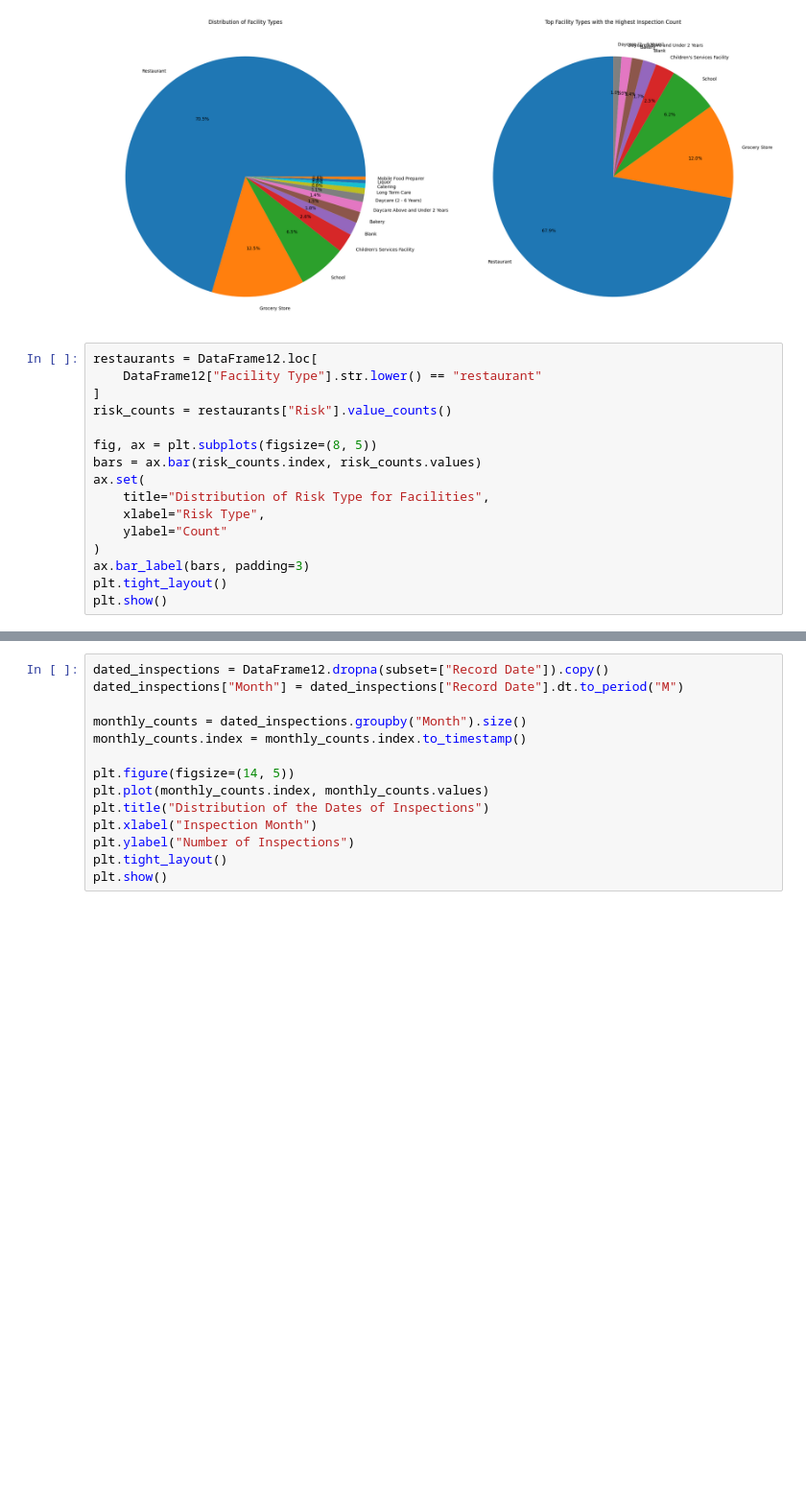
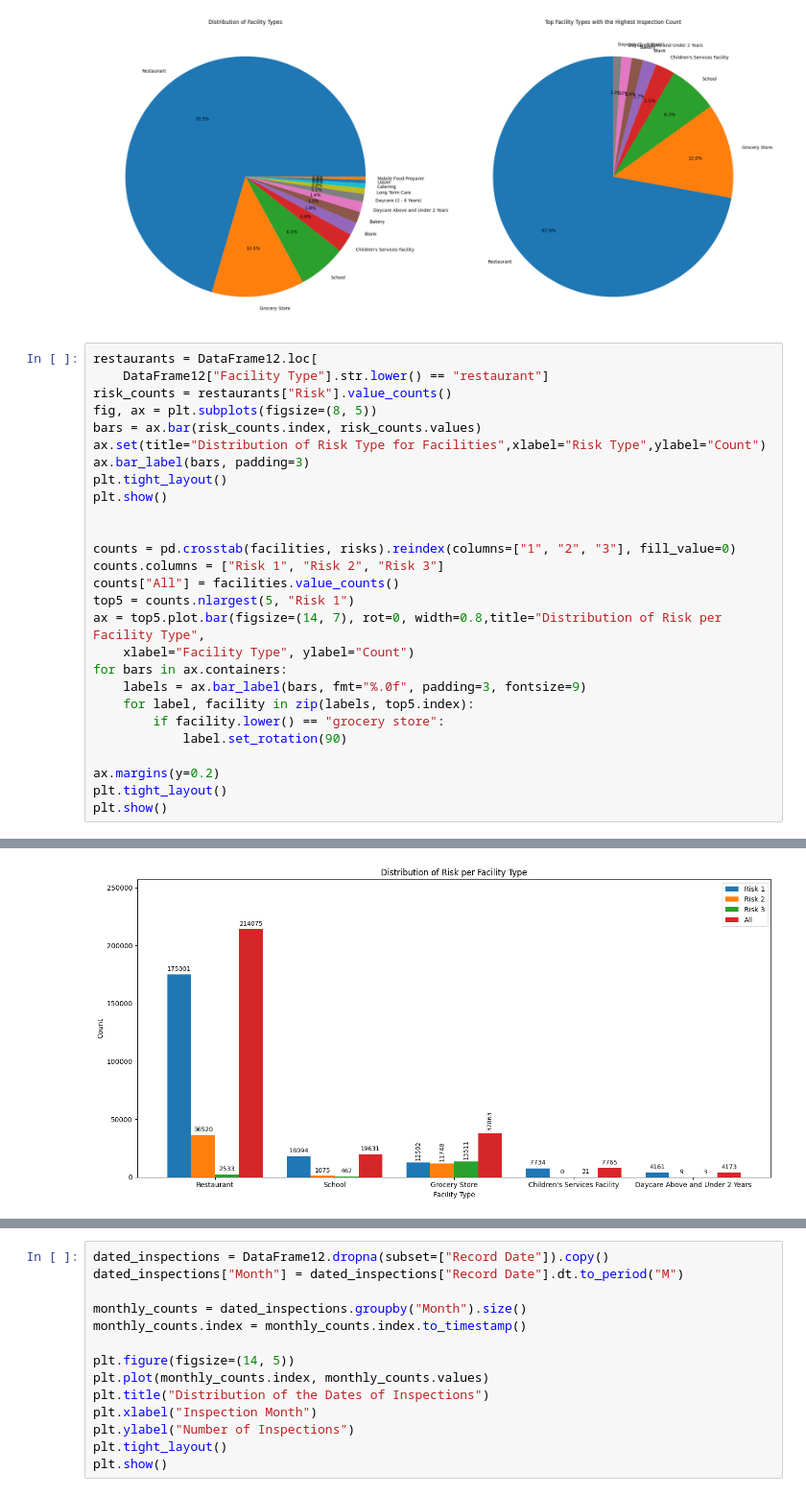
Before and after one commit to idanm-commiting/Sanitation-Project, a Jupyter notebook: Copy_of_Copy_of_Juan's_Work2.ipynb, the cells around one changed output, grey strips where cells are left out. Shown at 96% size. Cells and saved outputs as stored; diff of their text form; blank space fills up the shorter version.

```diff
--- a/Copy_of_Copy_of_Juan's_Work2.ipynb
+++ b/Copy_of_Copy_of_Juan's_Work2.ipynb
@@ -55,22 +55,34 @@ plt.show()
 [figure]
 # %%
 restaurants = DataFrame12.loc[
-    DataFrame12["Facility Type"].str.lower() == "restaurant"
-]
+    DataFrame12["Facility Type"].str.lower() == "restaurant"]
 risk_counts = restaurants["Risk"].value_counts()
-
 fig, ax = plt.subplots(figsize=(8, 5))
 bars = ax.bar(risk_counts.index, risk_counts.values)
-ax.set(
-    title="Distribution of Risk Type for Facilities",
-    xlabel="Risk Type",
-    ylabel="Count"
-)
+ax.set(title="Distribution of Risk Type for Facilities",xlabel="Risk Type",ylabel="Count")
 ax.bar_label(bars, padding=3)
 plt.tight_layout()
 plt.show()
+
+
+counts = pd.crosstab(facilities, risks).reindex(columns=["1", "2", "3"], fill_value=0)
+counts.columns = ["Risk 1", "Risk 2", "Risk 3"]
+counts["All"] = facilities.value_counts()
+top5 = counts.nlargest(5, "Risk 1")
+ax = top5.plot.bar(figsize=(14, 7), rot=0, width=0.8,title="Distribution of Risk per Facility Type",
+    xlabel="Facility Type", ylabel="Count")
+for bars in ax.containers:
+    labels = ax.bar_label(bars, fmt="%.0f", padding=3, fontsize=9)
+    for label, facility in zip(labels, top5.index):
+        if facility.lower() == "grocery store":
+            label.set_rotation(90)
+
+ax.margins(y=0.2)
+plt.tight_layout()
+plt.show()
 # %% [output]
 [figure]
+[figure, added]
 # %%
 zip_codes = DataFrame12["ZIP Code"].dropna().astype(str)
 zip_codes = zip_codes.str.replace(r"\.0$", "", regex=True)
```
Also changed, not shown: parts of 3 cells of this notebook.
